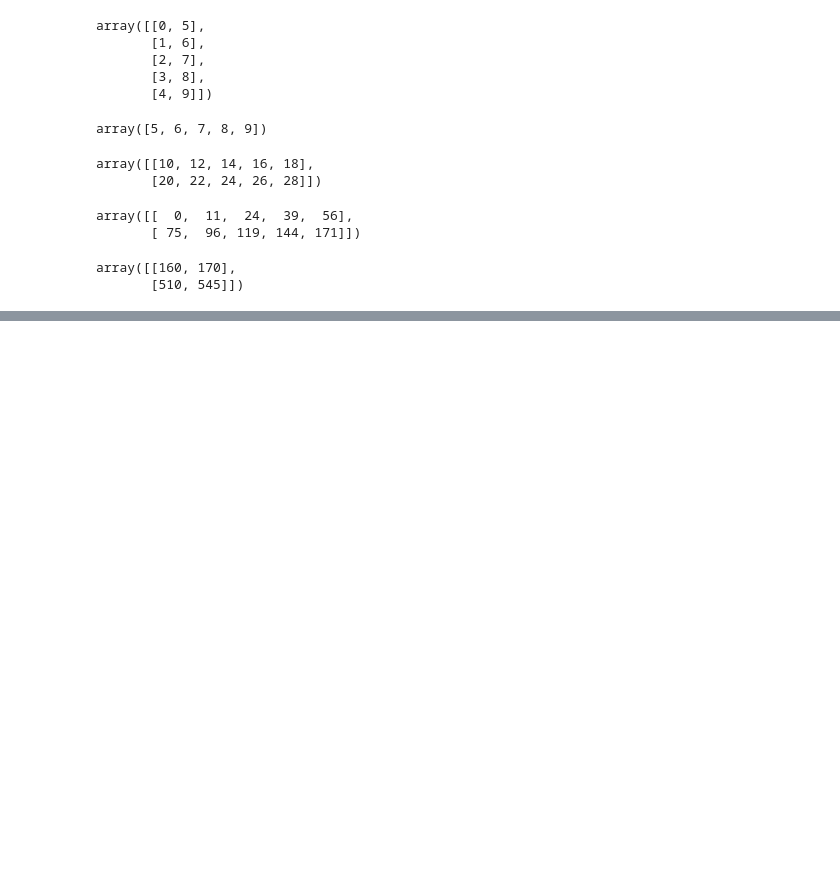
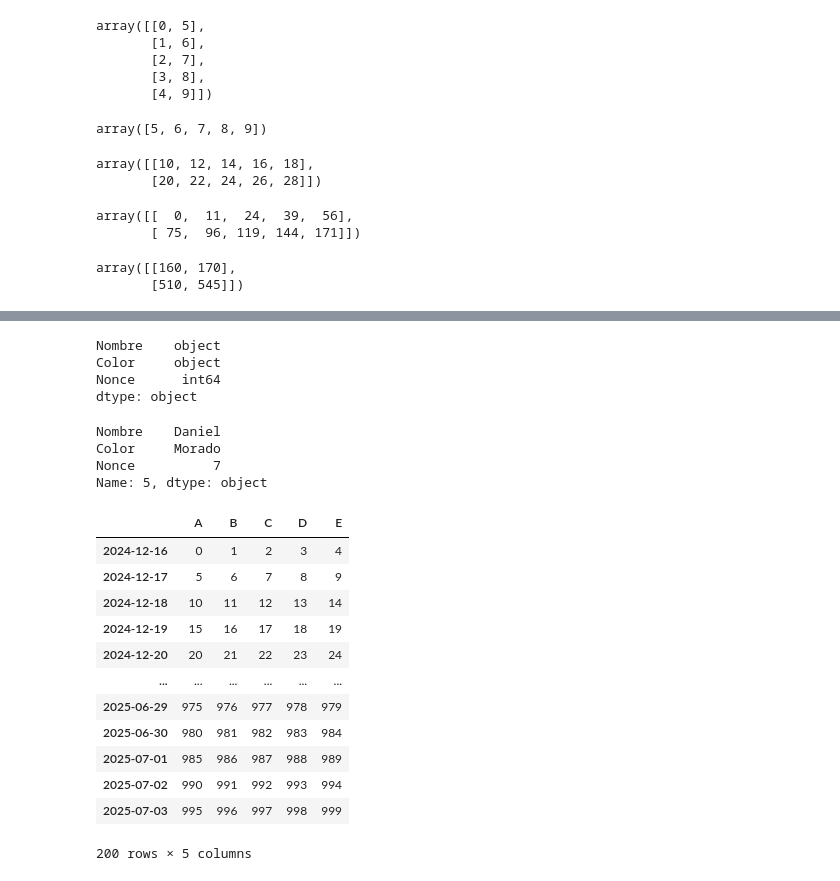
Before and after one commit to irving-math/arquitectura-computadora, a Jupyter notebook: python/notebook_prueba.ipynb, the cells around one changed output, grey strips where cells are left out. Saved outputs shown, nothing was run; the diff lists cells and outputs as text; code cells hidden in the pictures; blank space fills up the shorter version.

```diff
--- a/python/notebook_prueba.ipynb
+++ b/python/notebook_prueba.ipynb
@@ -326,0 +435,31 @@ array([[160, 170],
+# %%
+df.dtypes
+# %% [output]
+Nombre    object
+Color     object
+Nonce      int64
+dtype: object
+# %%
+df.iloc[4]
+# %% [output]
+Nombre    Daniel
+Color     Morado
+Nonce          7
+Name: 5, dtype: object
+# %%
+df = pd.DataFrame(np.arange(1000).reshape(200, 5), index=pd.date_range('20241216', periods=200, freq='D'), columns=['A', 'B', 'C', 'D', 'E'] )
+df
+# %% [output]
+|  | A | B | C | D | E |
+| 2024-12-16 | 0 | 1 | 2 | 3 | 4 |
+| 2024-12-17 | 5 | 6 | 7 | 8 | 9 |
+| 2024-12-18 | 10 | 11 | 12 | 13 | 14 |
+| 2024-12-19 | 15 | 16 | 17 | 18 | 19 |
+| 2024-12-20 | 20 | 21 | 22 | 23 | 24 |
+| ... | ... | ... | ... | ... | ... |
+| 2025-06-29 | 975 | 976 | 977 | 978 | 979 |
+| 2025-06-30 | 980 | 981 | 982 | 983 | 984 |
+| 2025-07-01 | 985 | 986 | 987 | 988 | 989 |
+| 2025-07-02 | 990 | 991 | 992 | 993 | 994 |
+| 2025-07-03 | 995 | 996 | 997 | 998 | 999 |
+200 rows × 5 columns
```
Also changed, not shown: parts of 24 cells of this notebook.
